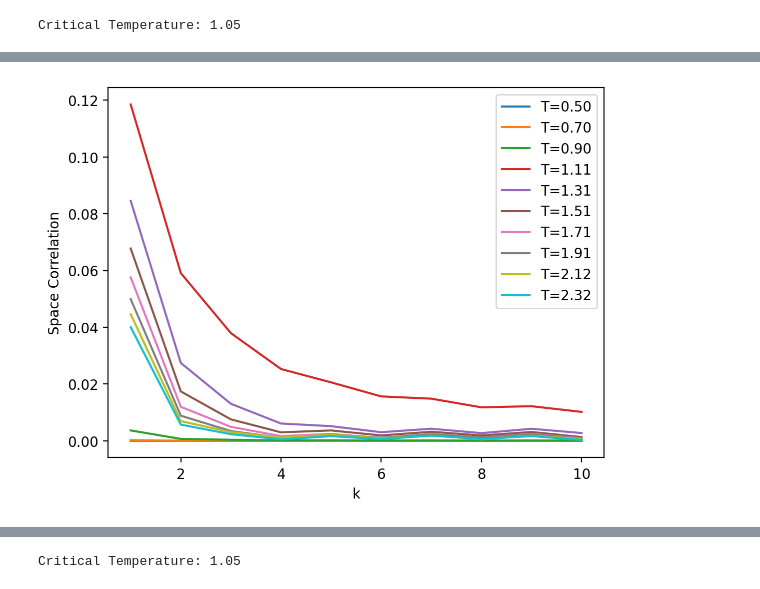
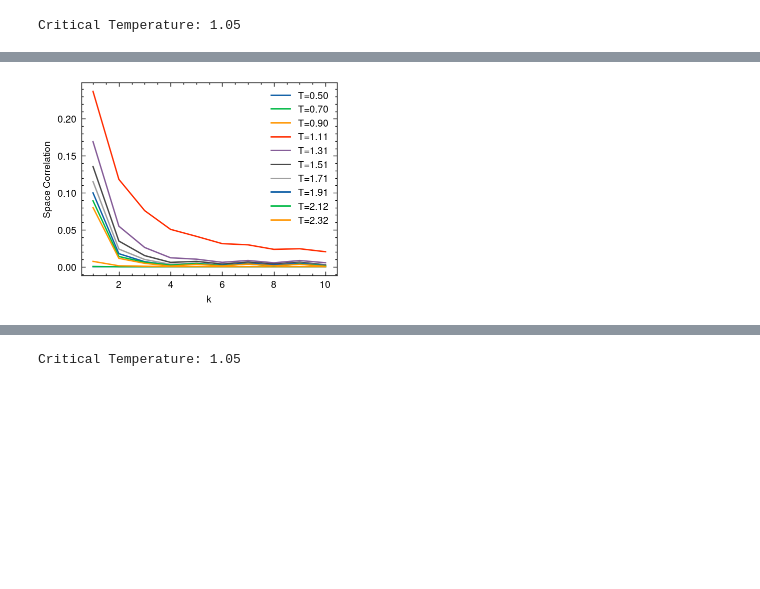
Before and after one commit to xiaoxuan-yu/Potts_MC_Simulation, a Jupyter notebook: simulation/Post-simulation.ipynb, the cells around one changed output, grey strips where cells are left out. Drawn from its saved outputs; the diff is of its cells as text; code cells hidden in the pictures; blank space fills up the shorter version.

```diff
--- a/simulation/Post-simulation.ipynb
+++ b/simulation/Post-simulation.ipynb
@@ -77,7 +87,6 @@ def internal_energy(spin_series, J, h):
 U_series = np.zeros(shape=(len(T_series)))
 for i in trange(len(T_series)):
     T = T_series[i]
-    beta = 1/(k*T)
     # load data
     if os.path.isfile('Potts_Data/spin_history_{}_{:.2f}.npy'.format(q, T)):
         data = np.load('Potts_Data/spin_history_{}_{:.2f}.npy'.format(q, T))
@@ -89,5 +98,6 @@ for i in trange(len(T_series)):
 plt.plot(T_series, U_series, 'o-')
 plt.xlabel('Temperature')
 plt.ylabel('Internal Energy')
+plt.savefig(fig_dir+'internal_energy.png',dpi=300)
 plt.show()
 # %% [output]
@@ -95,7 +105,7 @@ plt.show()
 # %%
 # specific heat
-@jit
-def specific_heat(spin_series, J, h, N):
+@jit(forceobj=True)
+def specific_heat(spin_series, J, h, T, N):
     """计算比热
     Args:
         spin_series: 自旋状态序列,shape=(n_steps, N, N)的数组,其中n_steps是模拟步数,N是格子数目
@@ -113,24 +123,25 @@ def specific_heat(spin_series, J, h, N):
     E2_series = E_series**2
     # 求和得到比热
     C = np.mean(E2_series) - np.mean(E_series)**2
-    C = C / N**2
+    C = C / np.square(k*T*N)
     return C
 
 # specific heat
 C_series = np.zeros(shape=(len(T_series)))
 for i in trange(len(T_series)):
     T = T_series[i]
-    beta = 1/(k*T)
     # load data
     if os.path.isfile('Potts_Data/spin_history_{}_{:.2f}.npy'.format(q, T)):
         data = np.load('Potts_Data/spin_history_{}_{:.2f}.npy'.format(q, T))
         data = data[data.shape[0]//2:,:,:]
-        C_series[i] = specific_heat(data, J, h, N)
+        N = data.shape[1]
+        C_series[i] = specific_heat(data, J, h, T, N)
     else:
         raise ValueError(f'Simulation trajectory for T={T} and q={q} does not exist!')
 # plot
 plt.plot(T_series, C_series, 'o-')
 plt.xlabel('Temperature')
 plt.ylabel('Specific Heat')
+plt.savefig(fig_dir+'specific_heat.png',dpi=300)
 plt.show()
 # %% [output]
@@ -163,7 +174,6 @@ def magnetization(spin_series):
 M_series = np.zeros(shape=(len(T_series)))
 for i in trange(len(T_series)):
     T = T_series[i]
-    beta = 1/(k*T)
     # load data
     if os.path.isfile('Potts_Data/spin_history_{}_{:.2f}.npy'.format(q, T)):
         data = np.load('Potts_Data/spin_history_{}_{:.2f}.npy'.format(q, T))
@@ -172,6 +182,7 @@ for i in trange(len(T_series)):
         if i == 0 or T==T_c or i==len(T_series)-1:
             plt.imshow(data[-1,:,:])
             plt.title('T={:.2f}'.format(T))
+            plt.savefig(fig_dir+'m_{}.png'.format(T),dpi=300)
             plt.show()
     else:
         raise ValueError(f'Simulation trajectory for T={T} and q={q} does not exist!')
@@ -192,7 +203,6 @@ h_series = np.logspace(-5, 1, 50)
 h_series = np.insert(h_series, 0, 0)
 for i in trange(len(T_set)):
     T = T_set[i]
-    beta = 1/(k*T)
     M_series = np.zeros(shape=(len(h_series)))
     for j in range(len(h_series)):
         h = h_series[j]
@@ -208,5 +218,6 @@ for i in trange(len(T_set)):
 plt.xlabel('External Field')
 plt.ylabel('Magnetization')
 plt.legend()
+plt.savefig(fig_dir+'magnetization.png',dpi=300)
 plt.show()
 # %% [output]
@@ -226,9 +237,11 @@ def space_correlation(spin_series, k):
     N = spin_series.shape[1]
     si_sj += np.sum(spin_series * np.roll(spin_series,k,1))
     si_sj += np.sum(spin_series * np.roll(spin_series,k,2))
+    si_sj += np.sum(spin_series * np.roll(spin_series,-k,1))
+    si_sj += np.sum(spin_series * np.roll(spin_series,-k,2))
     si_sj_mean = si_sj/spin_series.shape[0]
     s_mean = np.mean(spin_series, axis = 0)
-    si_mean_sj_mean= np.sum(s_mean*np.roll(s_mean,k,0)) + np.sum(s_mean*np.roll(s_mean,k,1))
+    si_mean_sj_mean= np.sum(s_mean*np.roll(s_mean,k,0)) + np.sum(s_mean*np.roll(s_mean,k,1)+s_mean*np.roll(s_mean,-k,0)) + np.sum(s_mean*np.roll(s_mean,-k,1))
     Gamma_k = 1/(4*N**2) * (si_sj_mean - si_mean_sj_mean)
     return Gamma_k
 
@@ -241,35 +254,34 @@ def characteristic_length(Gamma):
         Gamma: 空间相关函数
     Returns:
         xi: 特征长度,标量 Gamma(k) = exp(-k/xi) => ln(Gamma(k)) = -k/xi
     """
 
     # 计算特征长度
     k = np.arange(1,len(Gamma)+1)
     log_Gamma = np.log(Gamma)
     slope, intercept, r_value, p_value, std_err = linregress(k, log_Gamma)
     xi = -1/slope
     return xi
 
 xi_series = np.zeros(shape=(len(T_series)))
 for i in trange(len(T_series)):
     T = T_series[i]
-    beta = 1/(k*T)
     # load data
     if os.path.isfile('Potts_Data/spin_history_{}_{:.2f}.npy'.format(q, T)):
         data = np.load('Potts_Data/spin_history_{}_{:.2f}.npy'.format(q, T))
         data = data[data.shape[0]//2:,:,:]
         Gamma = [space_correlation(data, k) for k in range(1,11)]
         if i%10==0:
             plt.plot(np.arange(1,11), Gamma, label=f'T={T:.2f}')
         xi_series[i] = characteristic_length(Gamma)
     else:
         raise ValueError(f'Simulation trajectory for T={T} and q={q} does not exist!')
 plt.xlabel('k')
 plt.ylabel('Space Correlation')
 plt.legend()
 plt.show()
 # %% [output]
-[figure, old version]
+[figure, new version]
 # %%
 plt.plot(T_series, xi_series, 'o-')
 plt.xlabel('Temperature')
```
Also changed, not shown: parts of 12 cells of this notebook, 14 other files.
